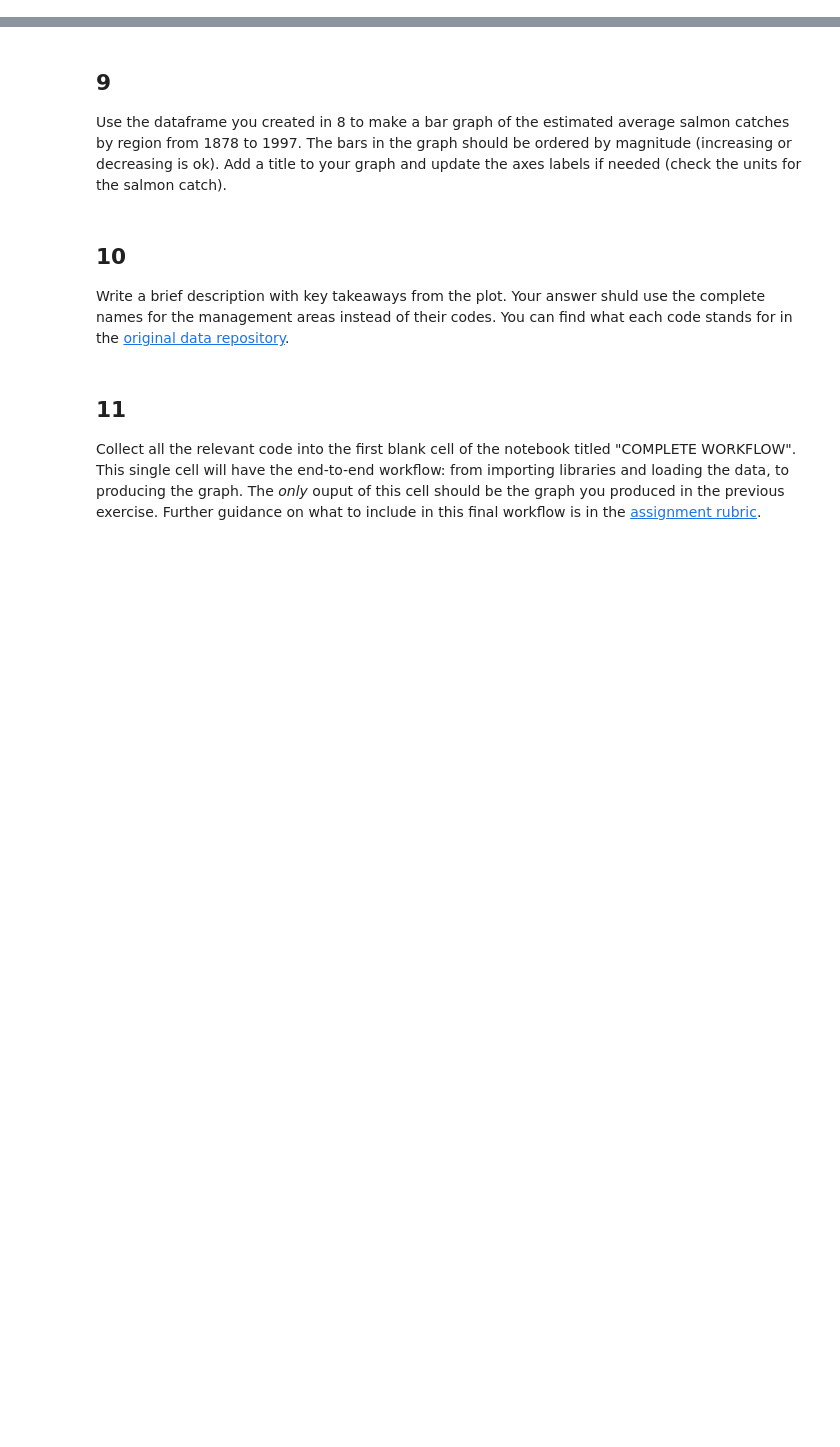
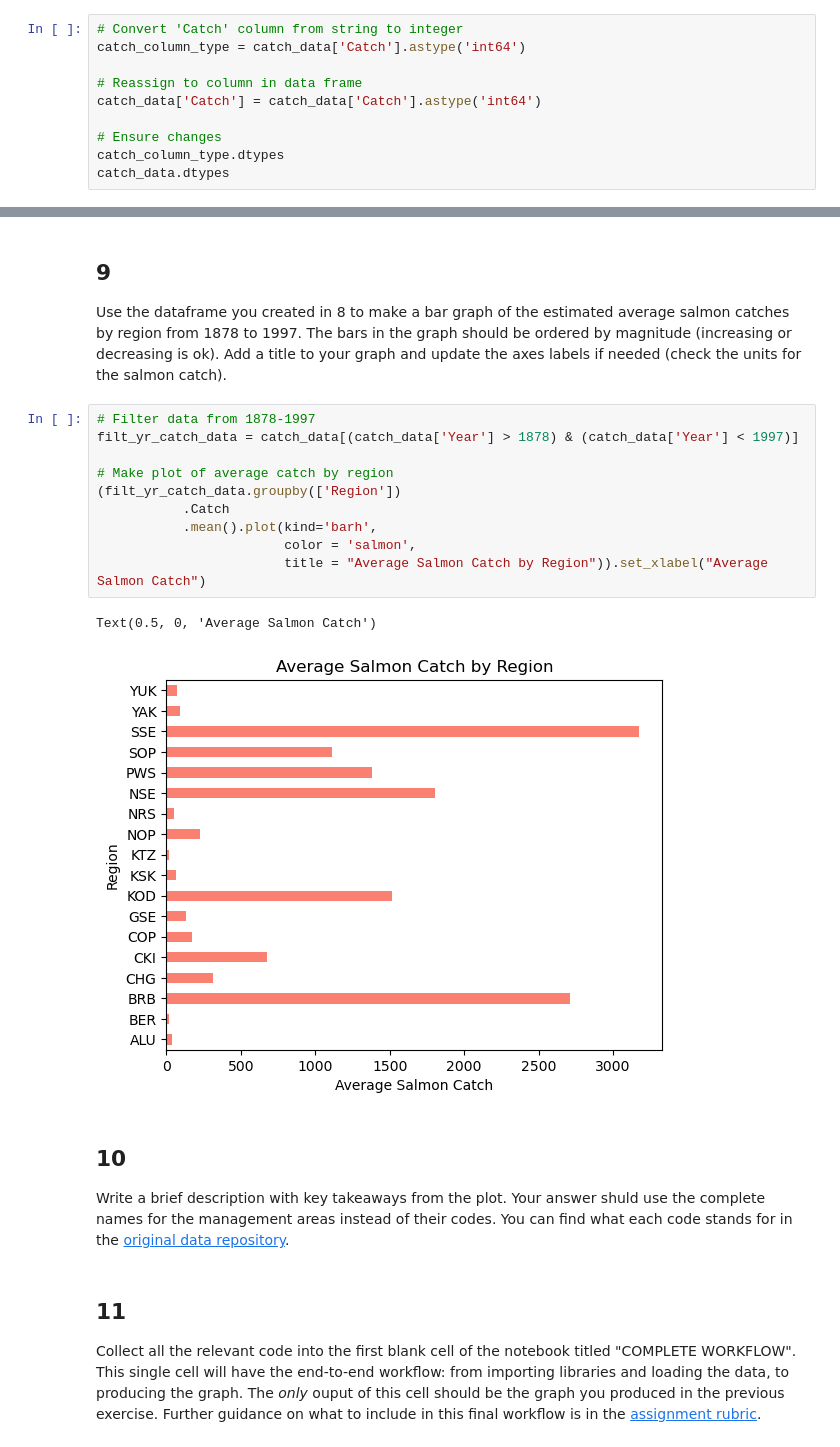
Before and after one commit to mmyiv/eds220-hwk2, a Jupyter notebook: hwk2-task2-salmon.ipynb, the cells around one changed output, grey strips where cells are left out. Drawn from its saved outputs; the diff is of its cells as text; blank space fills up the shorter version.

Commit message:
fix exercise 7 and update plot

```diff
--- a/hwk2-task2-salmon.ipynb
+++ b/hwk2-task2-salmon.ipynb
@@ -213,0 +223,10 @@ dtype('int64')
+# %%
+# Convert 'Catch' column from string to integer
+catch_column_type = catch_data['Catch'].astype('int64')
+
+# Reassign to column in data frame
+catch_data['Catch'] = catch_data['Catch'].astype('int64')
+
+# Ensure changes
+catch_column_type.dtypes
+catch_data.dtypes
@@ -223,6 +272,19 @@ avg_region
 ## 9
 
 Use the dataframe you created in 8 to make a bar graph of the estimated average salmon catches by region from 1878 to 1997. The bars in the graph should be ordered by magnitude (increasing or decreasing is ok). Add a title  to your graph and update the axes labels if needed (check the units for the salmon catch).
+# %%
+# Filter data from 1878-1997
+filt_yr_catch_data = catch_data[(catch_data['Year'] > 1878) & (catch_data['Year'] < 1997)]
+
+# Make plot of average catch by region
+(filt_yr_catch_data.groupby(['Region'])
+           .Catch
+           .mean().plot(kind='barh',
+                        color = 'salmon',
+                        title = "Average Salmon Catch by Region")).set_xlabel("Average Salmon Catch")
+# %% [output]
+Text(0.5, 0, 'Average Salmon Catch')
+[figure, added]
 # %% [markdown]
 <!-- END QUESTION -->
 
```
Also changed, not shown: parts of 9 cells of this notebook.
